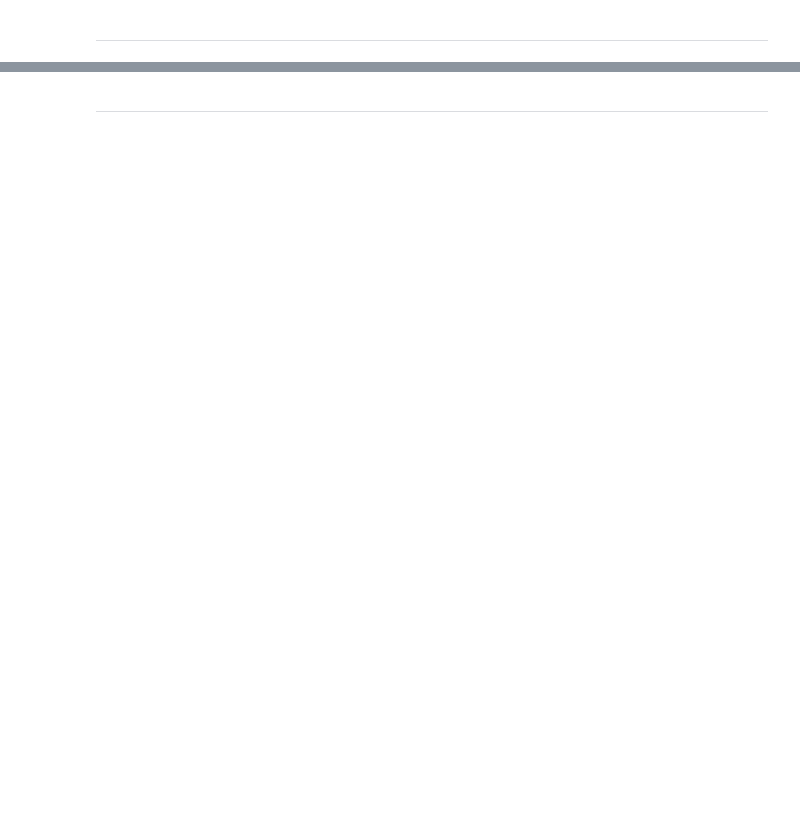
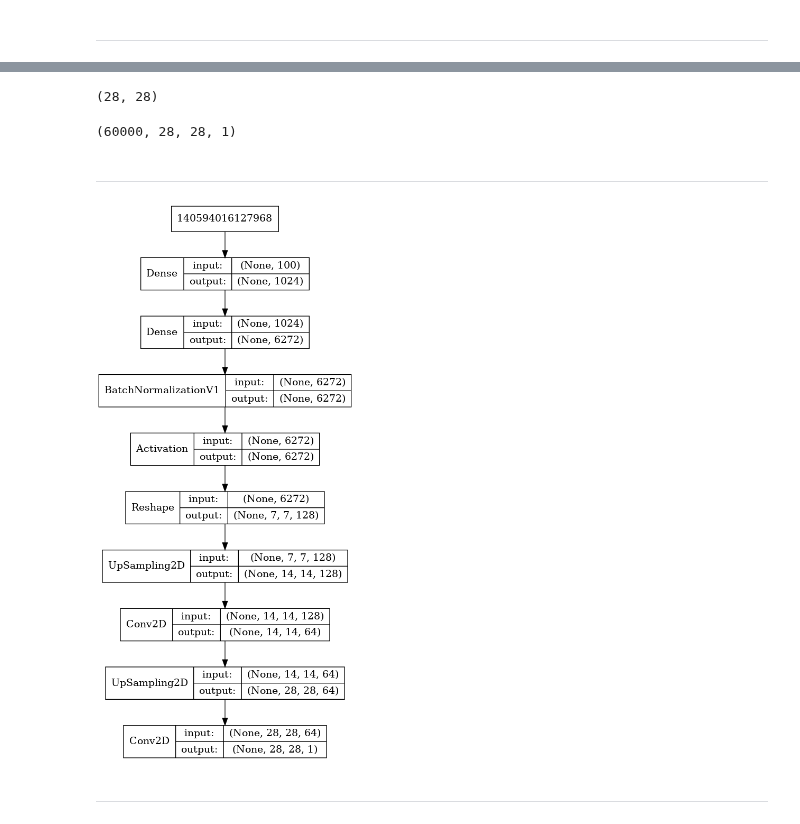
Before and after one commit to mechanoid5/ml_lectorium_legacy, a Jupyter notebook: examples/23-gan/01-gan-mnist.ipynb, the cells around one changed output, grey strips where cells are left out. Drawn from its saved outputs; the diff is of its cells as text; code cells hidden in the pictures; blank space fills up the shorter version.

```diff
--- a/examples/23-gan/01-gan-mnist.ipynb
+++ b/examples/23-gan/01-gan-mnist.ipynb
@@ -63,0 +63,5 @@ X_train.shape
+# %%
+img_rows, img_cols = X_train.shape[1], X_train.shape[2]
+img_rows, img_cols
+# %% [output]
+(28, 28)
@@ -64,22 +70,27 @@ X_train.shape
+# %%
+# X_train = X_train[:,np.newaxis,:,:].astype('float32')
+X_train = X_train[:,:,:,np.newaxis].astype('float32')
+X_train.shape
+# %% [output]
+(60000, 28, 28, 1)
+# %% [markdown]
+---
 # %%
-def generator_model():
-    model = Sequential()
-    model.add(Dense(1024, input_shape=(100, ), activation='tanh'))
-    model.add(Dense(128 * 7 * 7))
-    model.add(BatchNormalization())
-    model.add(Activation('tanh'))
-    model.add(Reshape((7, 7, 128), input_shape=(7 * 7 * 128,)))
-    model.add(UpSampling2D(size=(2, 2)))
-    model.add(Conv2D(64, (5, 5),
-                     padding='same',
-                     activation='tanh',
-                     data_format='channels_last'))
-    model.add(UpSampling2D(size=(2, 2)))
-    model.add(Conv2D(1, (5, 5),
-                     padding='same',
-                     activation='tanh',
-                     data_format='channels_last'))
-    return model
+generator = Sequential(name='generator')
+generator.add(Dense(1024, input_shape=(100, ), activation='tanh'))
+generator.add(Dense(128 * 7 * 7))
+generator.add(BatchNormalization())
+generator.add(Activation('tanh'))
+generator.add(Reshape((7, 7, 128), input_shape=(7 * 7 * 128,)))
+generator.add(UpSampling2D(size=(2, 2)))
+generator.add(Conv2D(64,(5,5),padding='same',activation='tanh',data_format='channels_last'))
+generator.add(UpSampling2D(size=(2, 2)))
+generator.add(Conv2D(1,(5,5),padding='same',activation='tanh',data_format='channels_last'))
+# %%
+plot_model(generator,to_file='result/model-generator.png', show_layer_names=False, show_shapes=True )
+IPython.display.Image('result/model-generator.png')
+# %% [output]
+[figure, added]
 # %% [markdown]
 ----
 # %%
```
Also changed, not shown: parts of 19 cells of this notebook, 1 other file.
